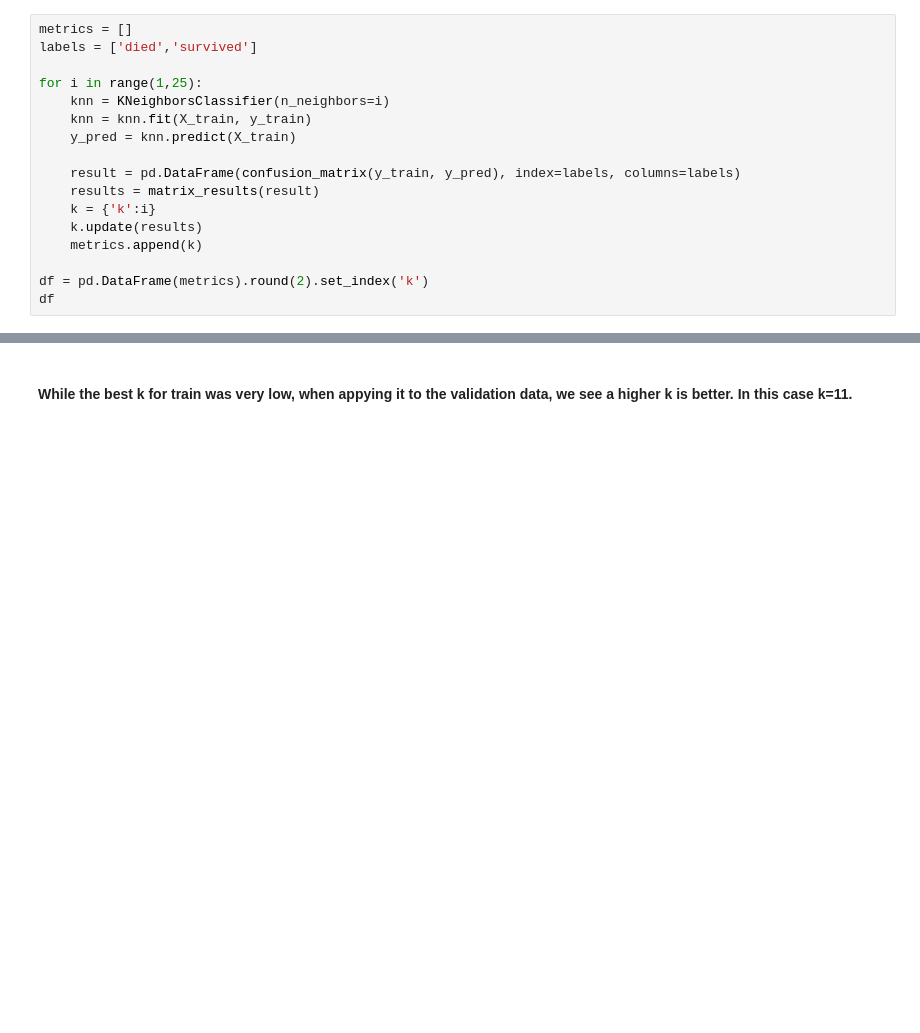
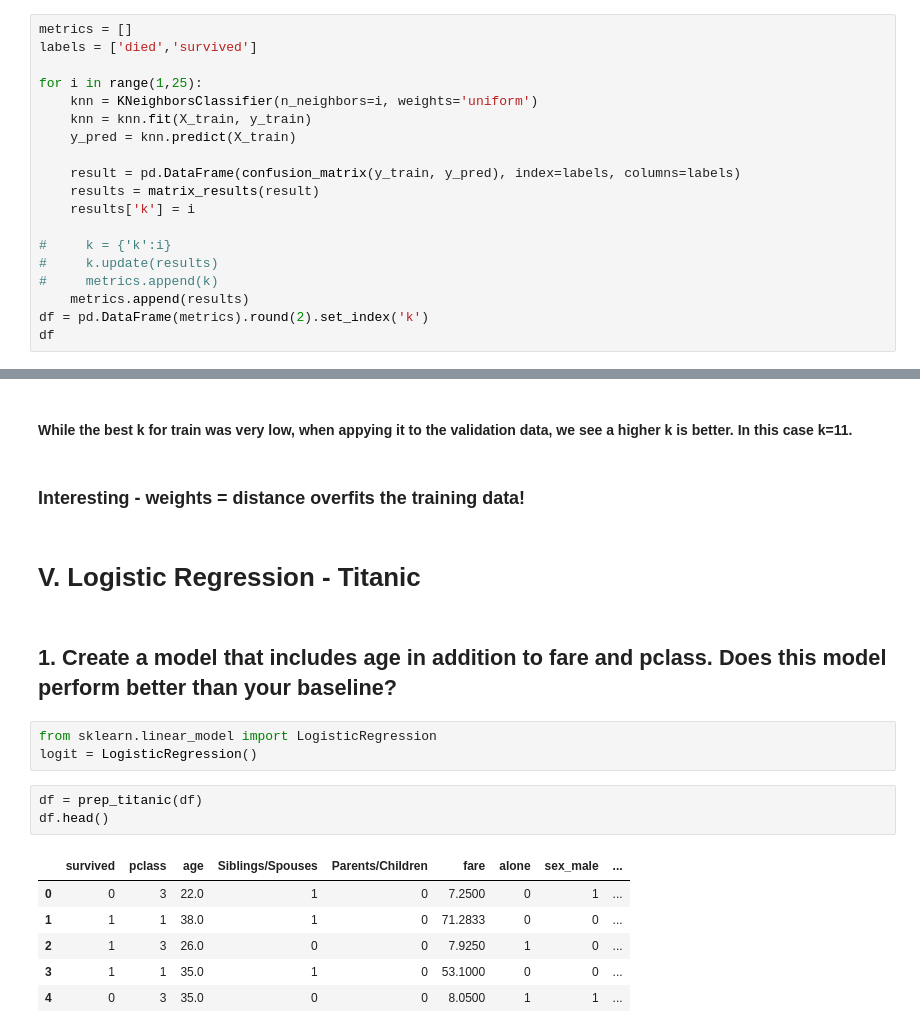
Before and after one commit to Miller-Ryan-1/classification-exercises, a Jupyter notebook: model.ipynb, the cells around one changed output, grey strips where cells are left out. Saved outputs shown, nothing was run; the diff lists cells and outputs as text; blank space fills up the shorter version.

Commit message:
Added a Log Regression

```diff
--- a/model.ipynb
+++ b/model.ipynb
@@ -588,15 +446,17 @@ metrics = []
 labels = ['died','survived']
 
 for i in range(1,25):
-    knn = KNeighborsClassifier(n_neighbors=i)
+    knn = KNeighborsClassifier(n_neighbors=i, weights='uniform')
     knn = knn.fit(X_train, y_train)
     y_pred = knn.predict(X_train)
 
     result = pd.DataFrame(confusion_matrix(y_train, y_pred), index=labels, columns=labels)
     results = matrix_results(result)
-    k = {'k':i}
-    k.update(results)
-    metrics.append(k)
+    results['k'] = i
 
+#     k = {'k':i}
+#     k.update(results)
+#     metrics.append(k)
+    metrics.append(results)
 df = pd.DataFrame(metrics).round(2).set_index('k')
 df
@@ -670,2 +492,21 @@ ddf.sort_values(by='difference')
 # %% [markdown]
 #### While the best k for train was very low, when appying it to the validation data, we see a higher k is better.  In this case k=11.
+# %% [markdown]
+### Interesting - weights = distance overfits the training data!
+# %% [markdown]
+# V. Logistic Regression - Titanic
+# %% [markdown]
+## 1. Create a model that includes age in addition to fare and pclass. Does this model perform better than your baseline?
+# %%
+from sklearn.linear_model import LogisticRegression
+logit = LogisticRegression()
+# %%
+df = prep_titanic(df)
+df.head()
+# %% [output]
+|  | survived | pclass | age | Siblings/Spouses | Parents/Children | fare | alone | sex_male | ... |
+| 0 | 0 | 3 | 22.0 | 1 | 0 | 7.2500 | 0 | 1 | ... |
+| 1 | 1 | 1 | 38.0 | 1 | 0 | 71.2833 | 0 | 0 | ... |
+| 2 | 1 | 3 | 26.0 | 0 | 0 | 7.9250 | 1 | 0 | ... |
+| 3 | 1 | 1 | 35.0 | 1 | 0 | 53.1000 | 0 | 0 | ... |
+| 4 | 0 | 3 | 35.0 | 0 | 0 | 8.0500 | 1 | 1 | ... |
```
Also changed, not shown: parts of 35 cells of this notebook.
